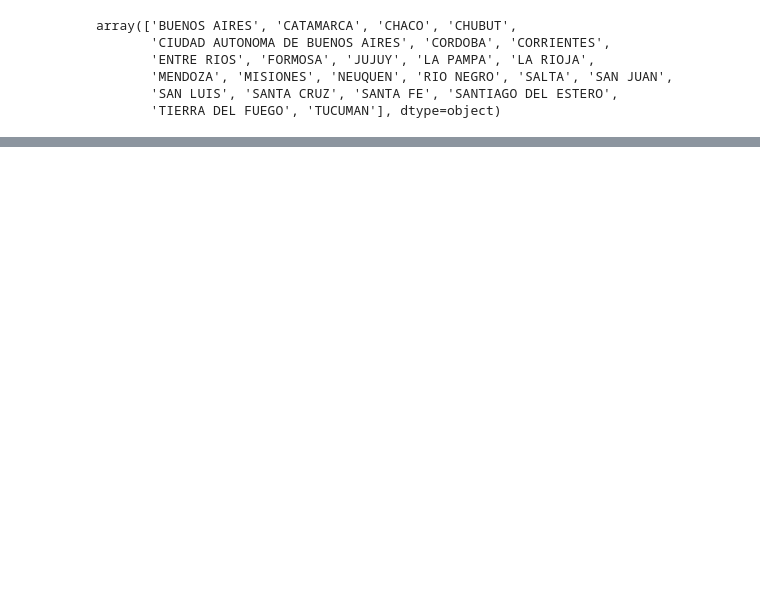
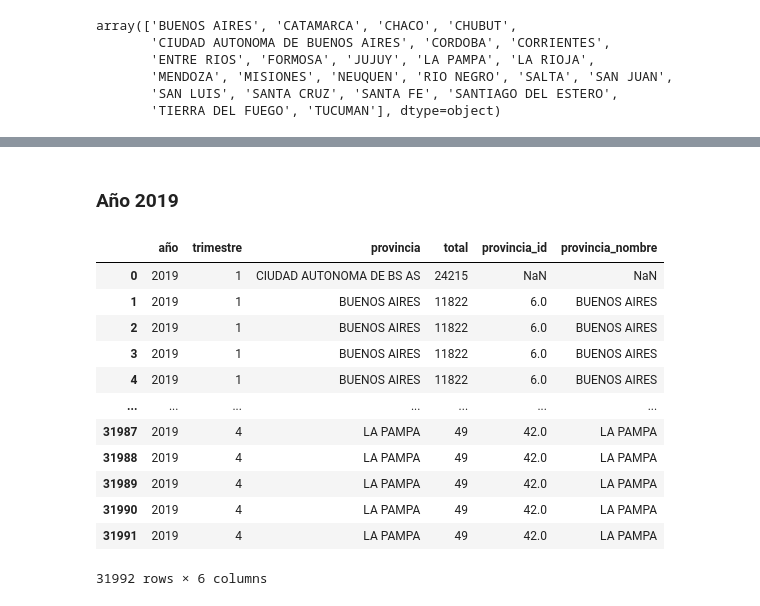
Before and after one commit to DATASCIENTISTSHENRY/PF_DataScience_Migraciones, a Jupyter notebook: EDA_ETL/ETL_EDA_Kpi_Amba.ipynb, the cells around one changed output, grey strips where cells are left out. Cells and saved outputs as stored; diff of their text form; code cells hidden in the pictures; blank space fills up the shorter version.

```diff
--- a/EDA_ETL/ETL_EDA_Kpi_Amba.ipynb
+++ b/EDA_ETL/ETL_EDA_Kpi_Amba.ipynb
@@ -792,0 +942,22 @@ array(['BUENOS AIRES', 'CATAMARCA', 'CHACO', 'CHUBUT',
+# %% [markdown]
+### Año 2019
+# %%
+lista_dataframes= [residencias_1_2019,residencias_2_2019, residencias_3_2019, residencias_4_2019]
+data_id= (cod_provincias)
+
+residencias_totales_2019= concatenar_trimestres(lista_dataframes,data_id)
+residencias_totales_2019
+# %% [output]
+|  | año | trimestre | provincia | total | provincia_id | provincia_nombre |
+| 0 | 2019 | 1 | CIUDAD AUTONOMA DE BS AS | 24215 | NaN | NaN |
+| 1 | 2019 | 1 | BUENOS AIRES | 11822 | 6.0 | BUENOS AIRES |
+| 2 | 2019 | 1 | BUENOS AIRES | 11822 | 6.0 | BUENOS AIRES |
+| 3 | 2019 | 1 | BUENOS AIRES | 11822 | 6.0 | BUENOS AIRES |
+| 4 | 2019 | 1 | BUENOS AIRES | 11822 | 6.0 | BUENOS AIRES |
+| ... | ... | ... | ... | ... | ... | ... |
+| 31987 | 2019 | 4 | LA PAMPA | 49 | 42.0 | LA PAMPA |
+| 31988 | 2019 | 4 | LA PAMPA | 49 | 42.0 | LA PAMPA |
+| 31989 | 2019 | 4 | LA PAMPA | 49 | 42.0 | LA PAMPA |
+| 31990 | 2019 | 4 | LA PAMPA | 49 | 42.0 | LA PAMPA |
+| 31991 | 2019 | 4 | LA PAMPA | 49 | 42.0 | LA PAMPA |
+31992 rows × 6 columns
```
Also changed, not shown: parts of 23 cells of this notebook, 4 other files.
